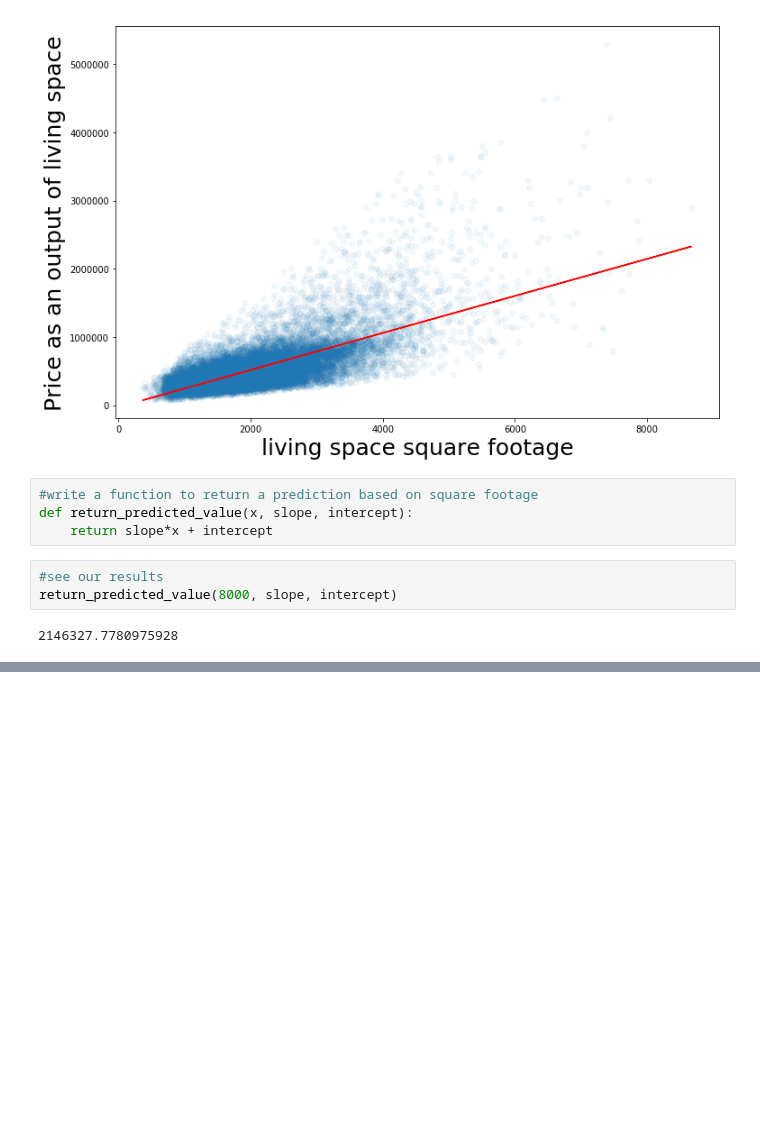
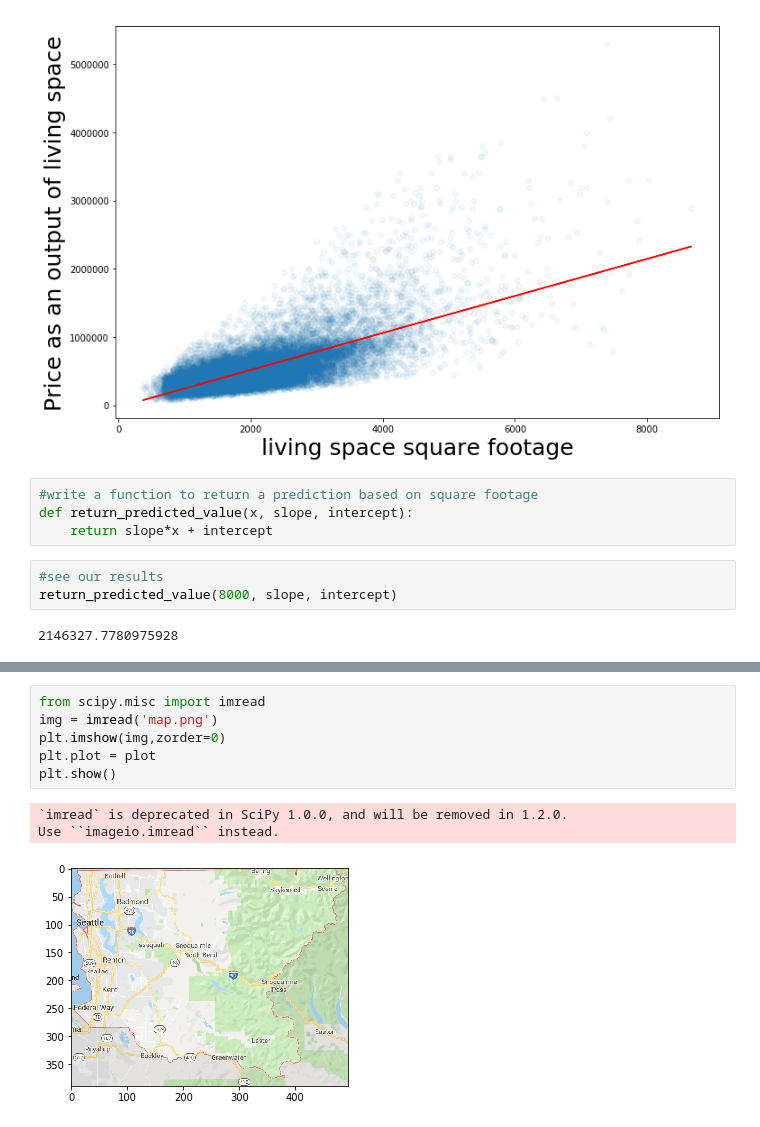
Before and after one commit to AlludedCrabb/Data-Science-Housing-Data-Project, a Jupyter notebook: Jacob_Taeho project.ipynb, the cells around one changed output, grey strips where cells are left out. Cells and saved outputs as stored; diff of their text form; blank space fills up the shorter version.

```diff
--- a/Jacob_Taeho project.ipynb
+++ b/Jacob_Taeho project.ipynb
@@ -242,0 +261,10 @@ return_predicted_value(8000, slope, intercept)
+# %%
+from scipy.misc import imread
+img = imread('map.png')
+plt.imshow(img,zorder=0)
+plt.plot = plot
+plt.show()
+# %% [output]
+`imread` is deprecated in SciPy 1.0.0, and will be removed in 1.2.0.
+Use ``imageio.imread`` instead.
+[figure, added]
```
Also changed, not shown: parts of 5 cells of this notebook, 1 other file.
